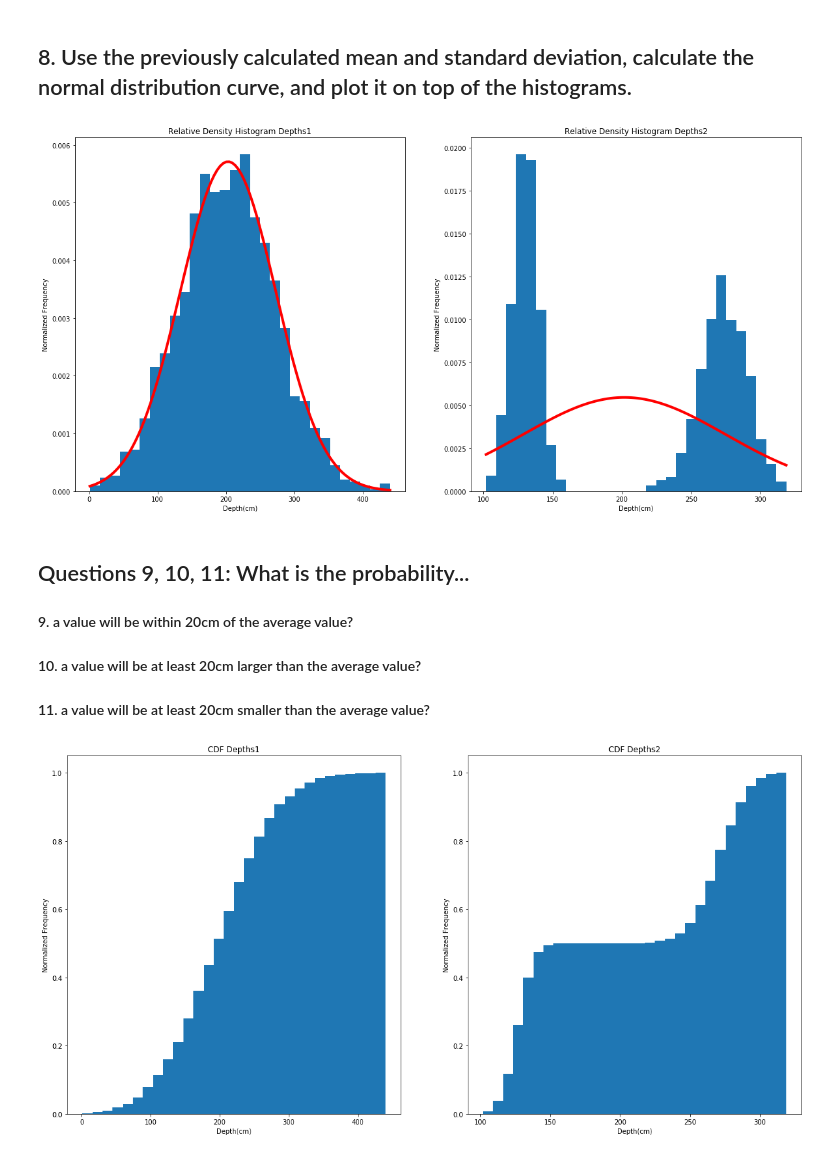
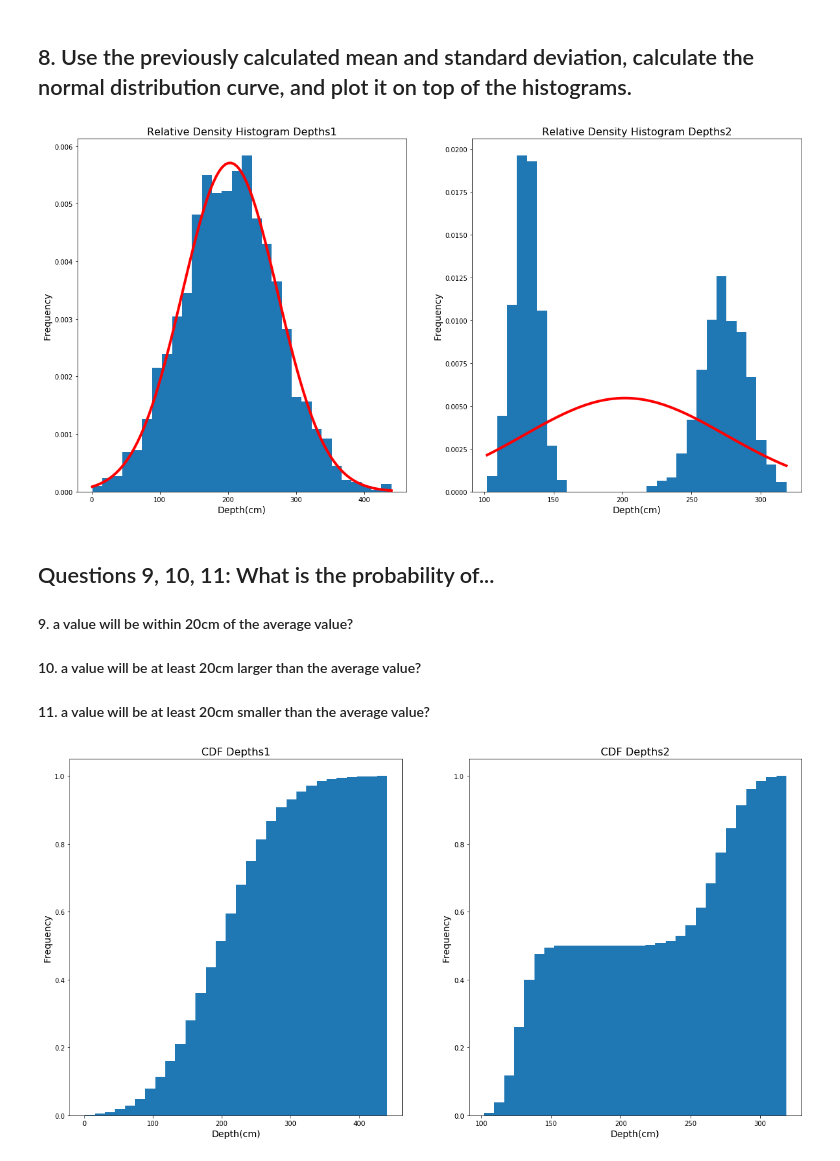
Before and after one commit to curtiscrandall/GEOS_522, a Jupyter notebook: GEOS522_HW1.ipynb, the cells around one changed output. Saved outputs shown, nothing was run; the diff lists cells and outputs as text; code cells hidden in the pictures.

```diff
--- a/GEOS522_HW1.ipynb
+++ b/GEOS522_HW1.ipynb
@@ -246,28 +250,30 @@ plt.show()                                             # show image plot
 ## 8. Use the previously calculated mean and standard deviation, calculate the normal distribution curve, and plot it on top of the histograms.
 # %%
 plt.figure(figsize=(20,10))                                             # create a figure
+
 # Depth1
 plt.subplot(1,2,1)                                                      # create and assign subplot for depth1
 plt.hist(depth1,bins=30, histtype='bar', normed=True)                   # 30 bin histogram of depth1 values
 d1Range = np.linspace(min(depth1), max(depth1), 100)                    # set a pseudo range limit for pdf line
 plt.plot(d1Range, mlab.normpdf(d1Range, d1men, d1std),'r',linewidth=4)  # plot the pdf line of depth1 hist
-plt.title('Relative Density Histogram Depths1')                         # title for depth1 histogram
-plt.xlabel('Depth(cm)')                                                 # x axis label for depth1 histogram
-plt.ylabel('Normalized Frequency')                                      # y axis label for depth1 histogram
+plt.title('Relative Density Histogram Depths1', fontsize=16)            # title for depth1 histogram
+plt.xlabel('Depth(cm)', fontsize=14)                                    # x axis label for depth1 histogram
+plt.ylabel('Frequency', fontsize=14)                                    # y axis label for depth1 histogram
+
 # Depth2
 plt.subplot(1,2,2)                                                      # create and assign subplot for depth2
 plt.hist(depth2,bins=30, histtype='bar', normed=True)                   # 30 bin histogram of depth2 values
 d2Range = np.linspace(min(depth2), max(depth2), 100)                    # set a pseudo range limit for pdf line
 plt.plot(d2Range, mlab.normpdf(d2Range, d2men, d2std),'r',linewidth=4)  # plot the pdf line of depth2 hist
-plt.title('Relative Density Histogram Depths2')                         # title for depth2 histogram
-plt.xlabel('Depth(cm)')                                                 # x axis label for depth2 histogram
-plt.ylabel('Normalized Frequency')                                      # y axis label for depth2 histogram
+plt.title('Relative Density Histogram Depths2', fontsize=16)            # title for depth2 histogram
+plt.xlabel('Depth(cm)', fontsize=14)                                    # x axis label for depth2 histogram
+plt.ylabel('Frequency', fontsize=14)                                    # y axis label for depth2 histogram
 
 plt.show()                                                              # show image plot
 # %% [output]
-[figure, old version]
+[figure, new version]
 # %% [markdown]
-## Questions 9, 10, 11: What is the probability...
+## Questions 9, 10, 11: What is the probability of...
 #### 9. a value will be within 20cm of the average value?
 #### 10. a value will be at least 20cm larger than the average value?
 #### 11. a value will be at least 20cm smaller than the average value?
@@ -276,16 +282,16 @@ plt.figure(figsize=(20,10))                              # create a figure
 # Depth1
 plt.subplot(1,2,1)                                       # create and assign subplot for depth1
 plt.hist(depth1, bins=30, normed=True, cumulative=True)  # 30 bin histogram of depth1 values
-plt.title('CDF Depths1')                                 # title for depth1 histogram
-plt.xlabel('Depth(cm)')                                  # x axis label for depth1 histogram
-plt.ylabel('Normalized Frequency')                       # y axis label for depth1 histogram
+plt.title('CDF Depths1', fontsize=16)                    # title for depth1 histogram
+plt.xlabel('Depth(cm)', fontsize=14)                     # x axis label for depth1 histogram
+plt.ylabel('Frequency', fontsize=14)                     # y axis label for depth1 histogram
 # Depth2
 plt.subplot(1,2,2)                                       # create and assign subplot for depth2
 plt.hist(depth2, bins=30, normed=True, cumulative=True)  # 30 bin histogram of depth2 values
-plt.title('CDF Depths2')                                 # title for depth2 histogram
-plt.xlabel('Depth(cm)')                                  # x axis label for depth2 histogram
-plt.ylabel('Normalized Frequency')                       # y axis label for depth2 histogram
+plt.title('CDF Depths2', fontsize=16)                    # title for depth2 histogram
+plt.xlabel('Depth(cm)', fontsize=14)                     # x axis label for depth2 histogram
+plt.ylabel('Frequency', fontsize=14)                     # y axis label for depth2 histogram
 
 plt.show()                                               # show image plot
 # %% [output]
-[figure, old version]
+[figure, new version]
```
Also changed, not shown: parts of 10 cells of this notebook.
